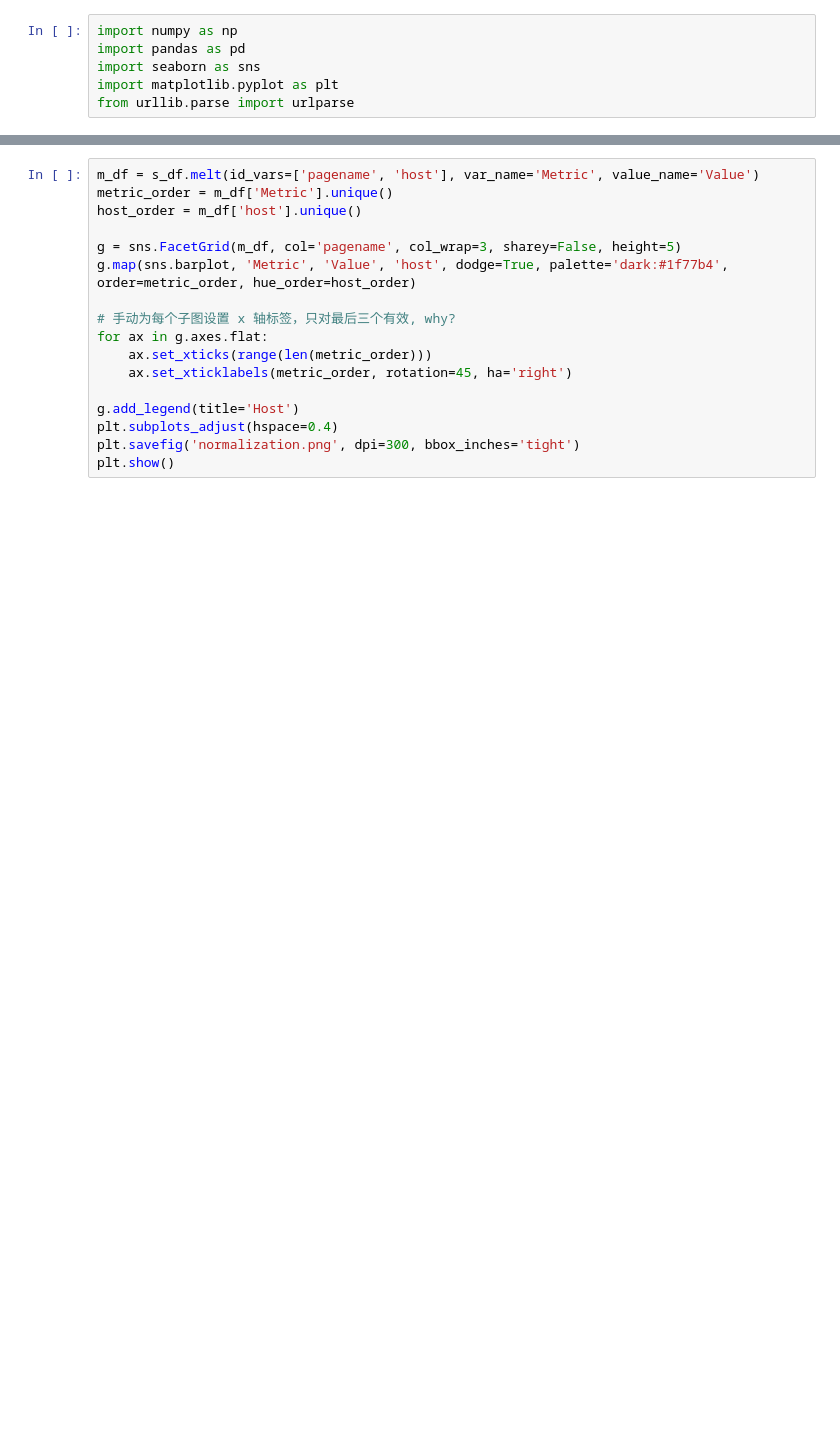
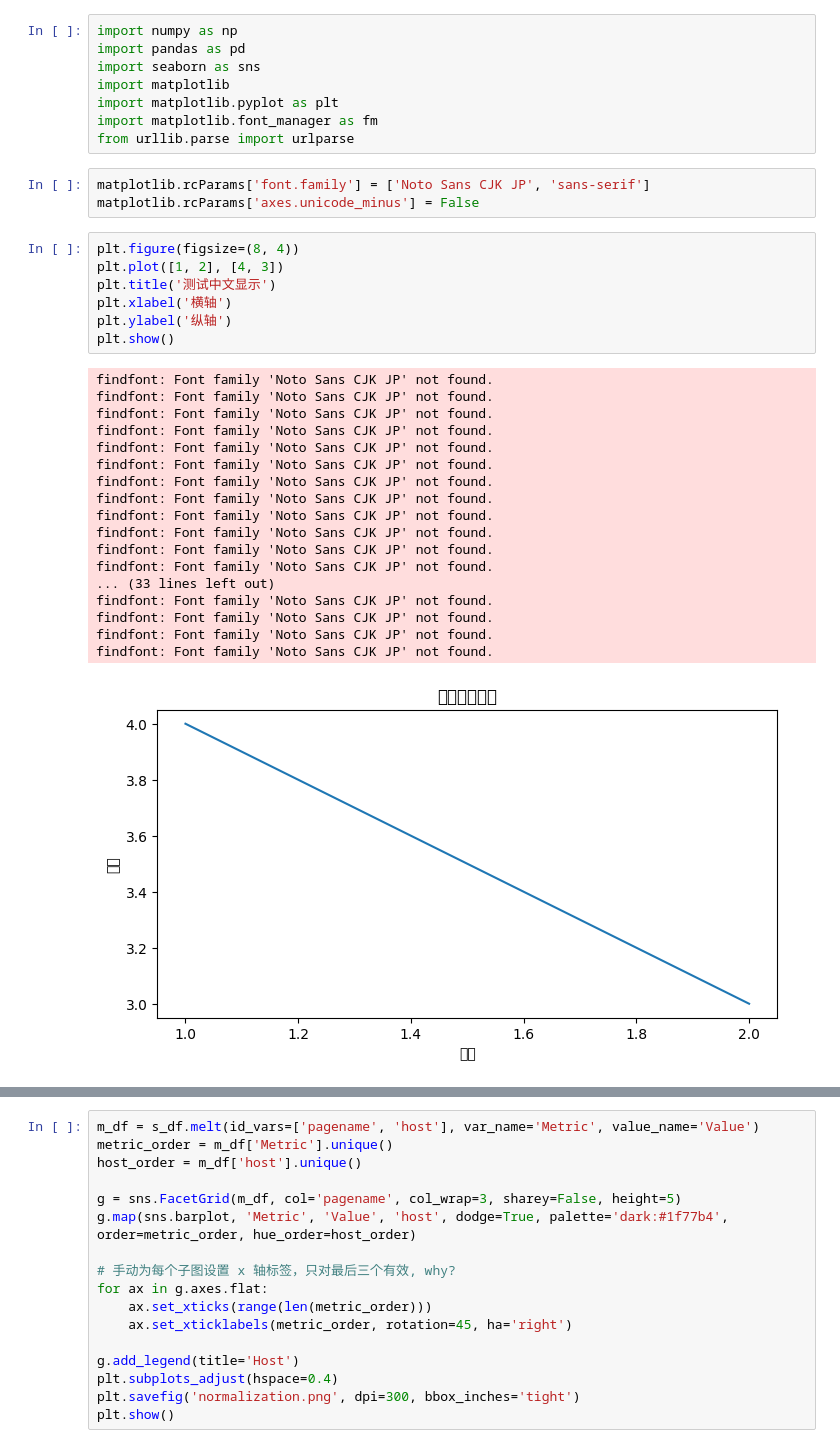
Before and after one commit to Robert-CPX/ML-DTC, a Jupyter notebook: sophon-test/fe-test.ipynb, the cells around one changed output, grey strips where cells are left out. Cells and saved outputs as stored; diff of their text form; blank space fills up the shorter version.

```diff
--- a/sophon-test/fe-test.ipynb
+++ b/sophon-test/fe-test.ipynb
@@ -2,8 +2,39 @@
 import numpy as np
 import pandas as pd
 import seaborn as sns
+import matplotlib
 import matplotlib.pyplot as plt
+import matplotlib.font_manager as fm
 from urllib.parse import urlparse
+# %%
+matplotlib.rcParams['font.family'] = ['Noto Sans CJK JP', 'sans-serif']
+matplotlib.rcParams['axes.unicode_minus'] = False
+# %%
+plt.figure(figsize=(8, 4))
+plt.plot([1, 2], [4, 3])
+plt.title('测试中文显示')
+plt.xlabel('横轴')
+plt.ylabel('纵轴')
+plt.show()
+# %% [output]
+findfont: Font family 'Noto Sans CJK JP' not found.
+findfont: Font family 'Noto Sans CJK JP' not found.
+findfont: Font family 'Noto Sans CJK JP' not found.
+findfont: Font family 'Noto Sans CJK JP' not found.
+findfont: Font family 'Noto Sans CJK JP' not found.
+findfont: Font family 'Noto Sans CJK JP' not found.
+findfont: Font family 'Noto Sans CJK JP' not found.
+findfont: Font family 'Noto Sans CJK JP' not found.
+findfont: Font family 'Noto Sans CJK JP' not found.
+findfont: Font family 'Noto Sans CJK JP' not found.
+findfont: Font family 'Noto Sans CJK JP' not found.
+findfont: Font family 'Noto Sans CJK JP' not found.
+... (33 lines left out)
+findfont: Font family 'Noto Sans CJK JP' not found.
+findfont: Font family 'Noto Sans CJK JP' not found.
+findfont: Font family 'Noto Sans CJK JP' not found.
+findfont: Font family 'Noto Sans CJK JP' not found.
+[figure, added]
 # %%
 df = pd.read_csv('performance_results.csv')
 df.columns = df.columns.str.lower().str.replace(' ', '_')
```
Also changed, not shown: parts of 10 cells of this notebook.
